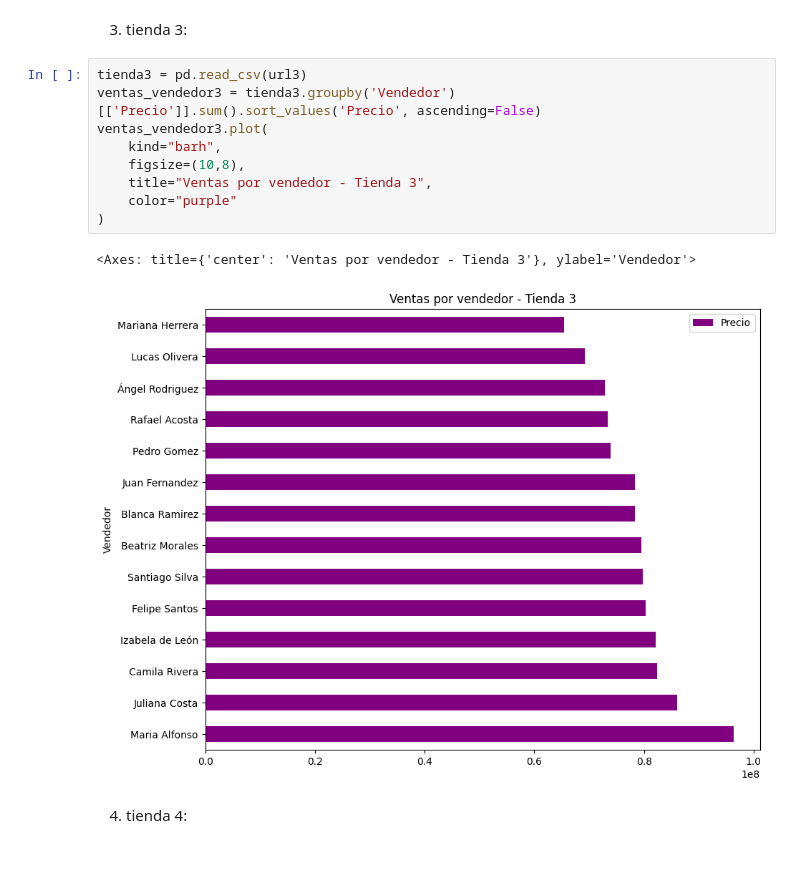
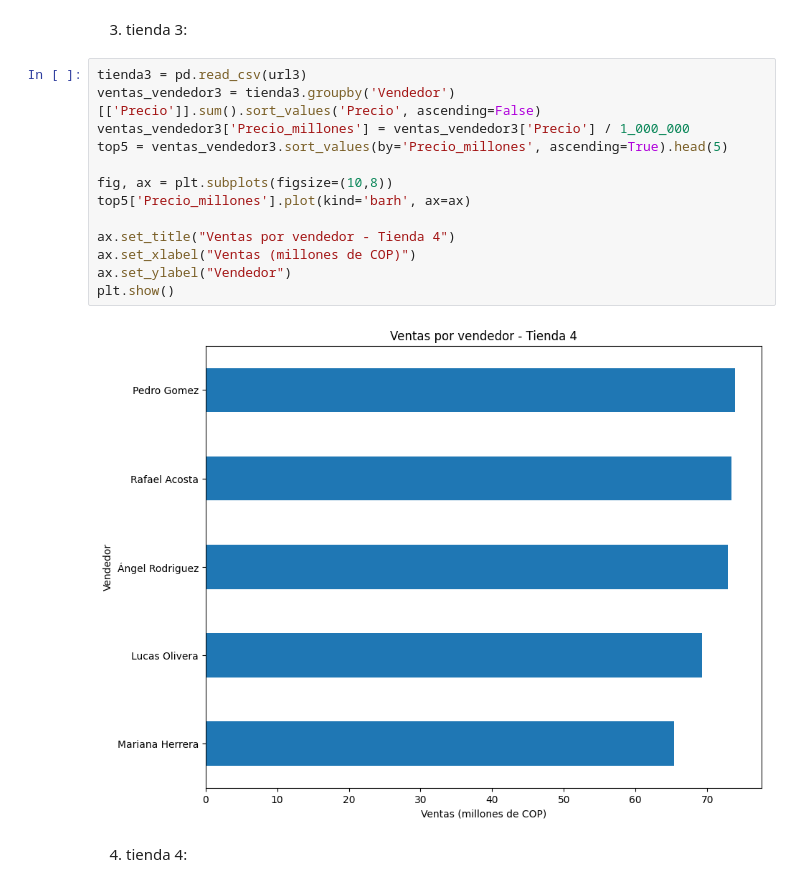
Before and after one commit to RientArlCroud/challenge2-an-lisis-de-datos, a Jupyter notebook: AluraStoreLatam.ipynb, the cells around one changed output. Drawn from its saved outputs; the diff is of its cells as text; blank space fills up the shorter version.

```diff
--- a/AluraStoreLatam.ipynb
+++ b/AluraStoreLatam.ipynb
@@ -608,15 +614,18 @@ ventas_vendedor2.plot(
 # %%
 tienda3 = pd.read_csv(url3)
 ventas_vendedor3 = tienda3.groupby('Vendedor')[['Precio']].sum().sort_values('Precio', ascending=False)
-ventas_vendedor3.plot(
-    kind="barh",
-    figsize=(10,8),
-    title="Ventas por vendedor - Tienda 3",
-    color="purple"
-)
+ventas_vendedor3['Precio_millones'] = ventas_vendedor3['Precio'] / 1_000_000
+top5 = ventas_vendedor3.sort_values(by='Precio_millones', ascending=True).head(5)
+
+fig, ax = plt.subplots(figsize=(10,8))
+top5['Precio_millones'].plot(kind='barh', ax=ax)
+
+ax.set_title("Ventas por vendedor - Tienda 4")
+ax.set_xlabel("Ventas (millones de COP)")
+ax.set_ylabel("Vendedor")
+plt.show()
 # %% [output]
-<Axes: title={'center': 'Ventas por vendedor - Tienda 3'}, ylabel='Vendedor'>
-[figure, old version]
+[figure, new version]
 # %% [markdown]
 4. tienda 4:
 # %%
```
Also changed, not shown: parts of 6 cells of this notebook.
